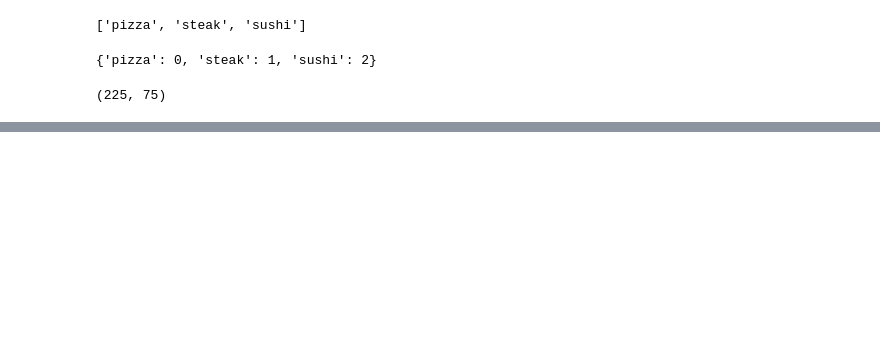
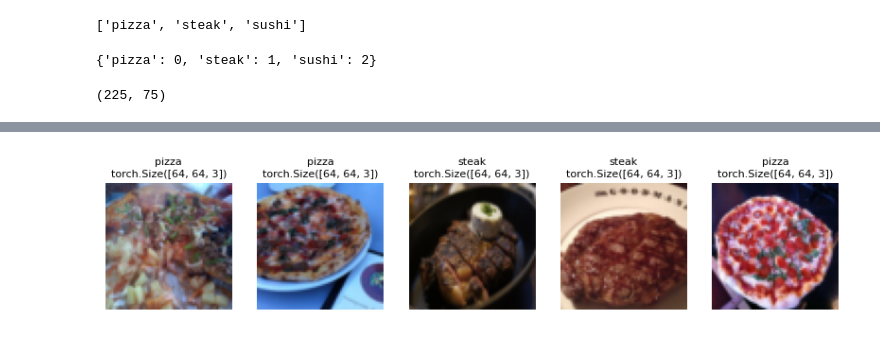
Before and after one commit to gvtsch/ZTM_Pytorch_ud, a Jupyter notebook: 04_pytorch_custom_datasets.ipynb, the cells around one changed output, grey strips where cells are left out. Drawn from its saved outputs; the diff is of its cells as text; code cells hidden in the pictures; blank space fills up the shorter version.

```diff
--- a/04_pytorch_custom_datasets.ipynb
+++ b/04_pytorch_custom_datasets.ipynb
@@ -323,0 +588,43 @@ len(train_data), len(test_data)
+# %%
+def display_random_images(
+    dataset: torch.utils.data.Dataset,
+    classes: List[str] = None,
+    n: int = 10,
+    display_shape: bool = True,
+    seed: int = None):
+
+    if n > 10:
+        n = 10
+        display_shape = False
+        print(f"n should be less than 10, setting n=10 and display_shape=False.")
+
+    if seed:
+        random.seed(seed)
+
+    targ_samples_idx = random.sample(range(len(dataset)), n)
+
+    plt.subplots(nrows=1, ncols=n, figsize=(10, 7))
+    for i, targ_sample in enumerate(targ_samples_idx):
+        targ_image, targ_label = dataset[targ_sample][0], dataset[targ_sample][1]
+
+        targ_image_permute = targ_image.permute(1, 2, 0)
+
+        plt.subplot(1, n, i+1)
+        plt.imshow(targ_image_permute)
+        plt.axis(False)
+
+        if classes:
+            title = f"{classes[targ_label]}"
+            if display_shape:
+                title += f"\n{targ_image_permute.shape}"
+        plt.title(title, fontsize=8)
+# %%
+# Display random images from the ImageFolder dataset
+display_random_images(
+    dataset=train_data,
+    classes=class_names,
+    n=5,
+    display_shape=True,
+    seed=None)
+# %% [output]
+[figure, added]
```
Also changed, not shown: parts of 36 cells of this notebook.
